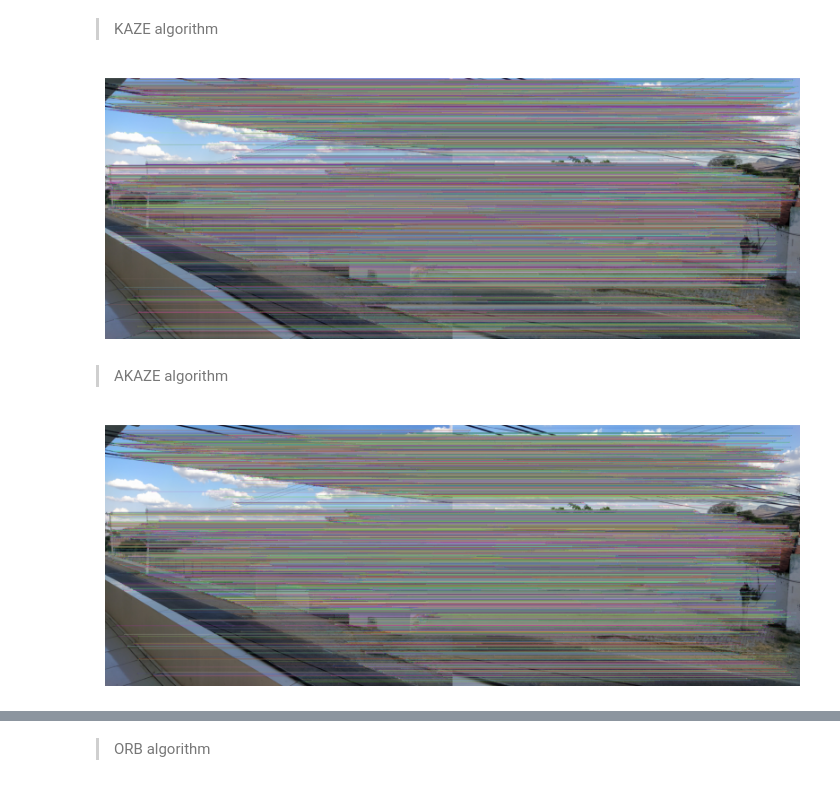
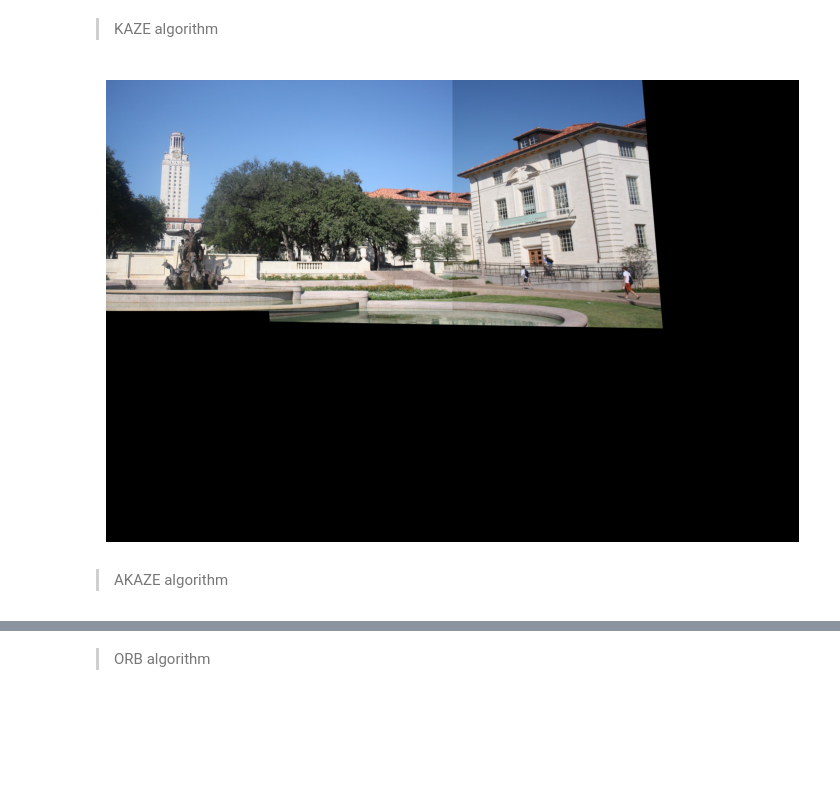
Before and after one commit to RichardeLira/Computer-Vision-Course, a Jupyter notebook: Task_05/Task_05.ipynb, the cells around one changed output, grey strips where cells are left out. Saved outputs shown, nothing was run; the diff lists cells and outputs as text; code cells hidden in the pictures; blank space fills up the shorter version.

```diff
--- a/Task_05/Task_05.ipynb
+++ b/Task_05/Task_05.ipynb
@@ -175,7 +187,24 @@ def matching_kaze(img1, img2):
-# %%
-show_img(matching_kaze(img_1, img_2))
-# %% [output]
-[figure, removed]
+# %%
+def panorama_correction_kaze():
+    M = matching_kaze(trainImg,queryImg)
+
+    if M is None:
+        print('ERROR')
+        return None
+
+    (matches,H,status) = M
+
+    width =  trainImg.shape[1] + queryImg.shape[1]
+    height = trainImg.shape[0] + queryImg.shape[0]
+
+    result = cv2.warpPerspective(trainImg, H, (width, height))
+    result[0:queryImg.shape[0], 0:queryImg.shape[1]]= queryImg
+
+    return result
+# %%
+show_img(panorama_correction_kaze())
+# %% [output]
+[figure, added]
 # %% [markdown]
 > AKAZE algorithm
 # %%
@@ -232,4 +271,0 @@ def matching_akaze(img1, img2):
-# %%
-show_img(matching_akaze(img_1, img_2))
-# %% [output]
-[figure, removed]
```
Also changed, not shown: parts of 15 cells of this notebook.
